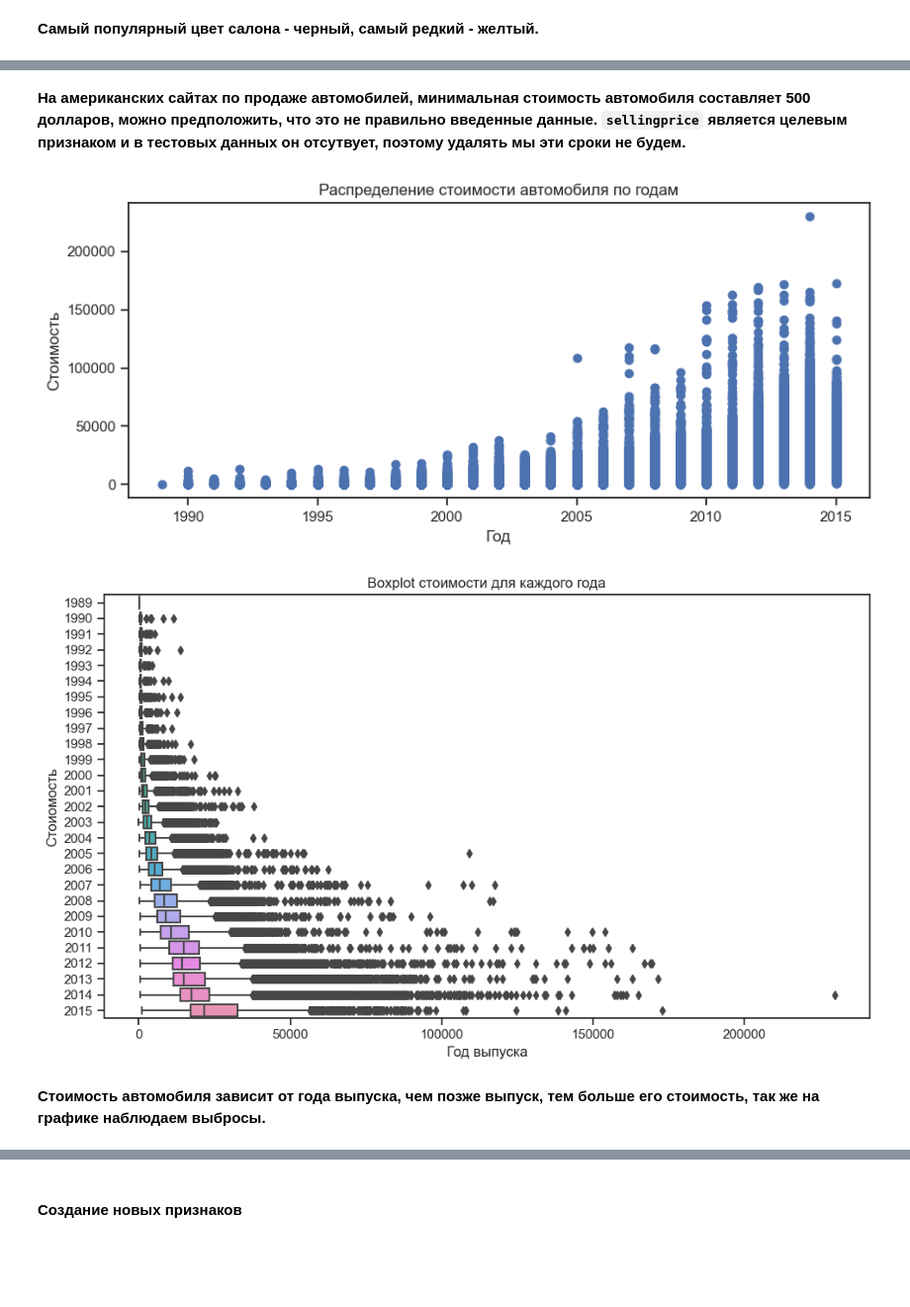
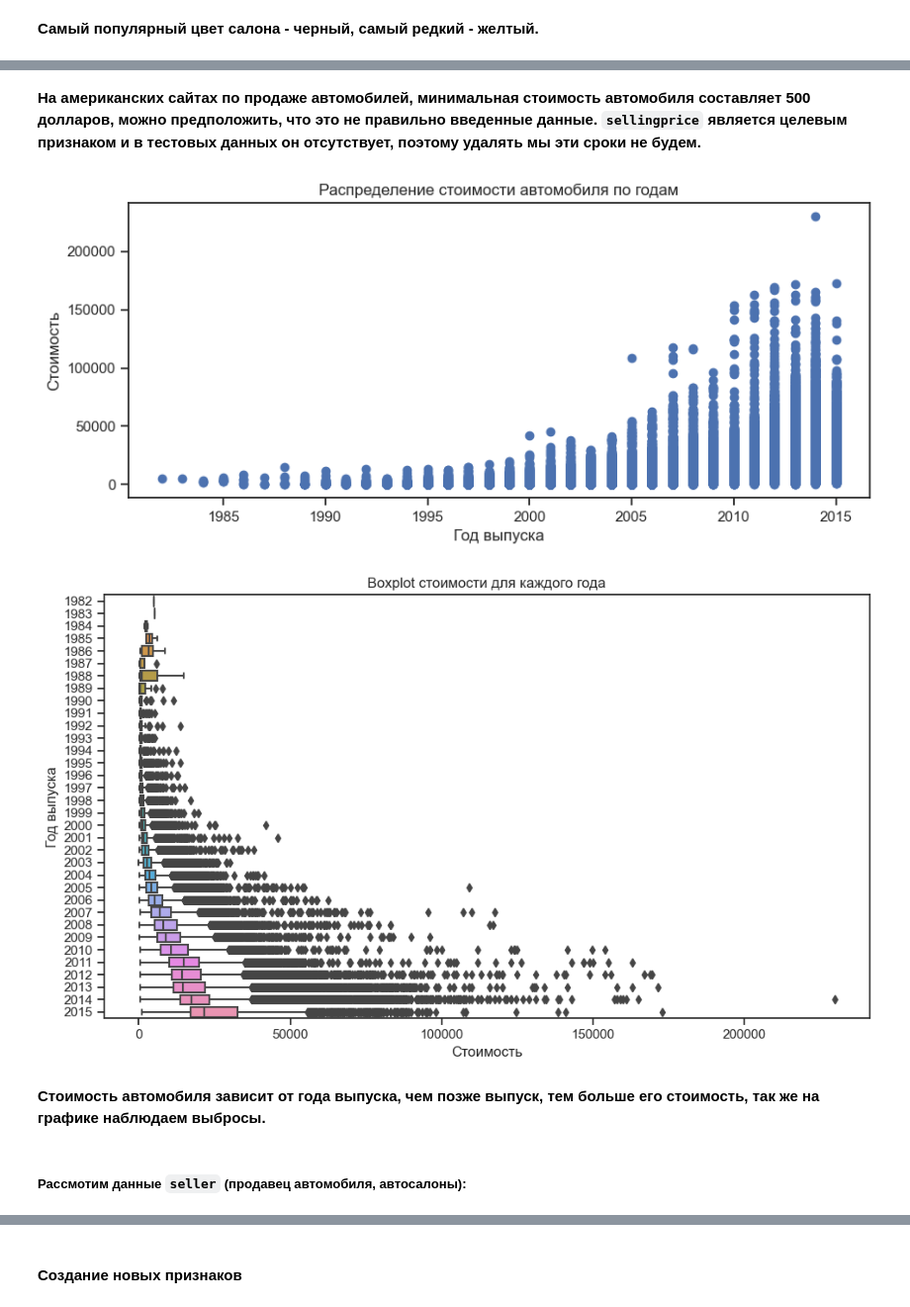
Before and after one commit to abramkin-n/cars_price, a Jupyter notebook: price_auto_2.ipynb, the cells around one changed output, grey strips where cells are left out. Shown at 99% size. Cells and saved outputs as stored; diff of their text form; code cells hidden in the pictures; blank space fills up the shorter version.

```diff
--- a/price_auto_2.ipynb
+++ b/price_auto_2.ipynb
@@ -528,7 +543,7 @@ before_trim = df['trim'].nunique()
 def upgrade_trim(df):
     return ' '.join(df.lower().split()[0:1])
 
-df['trim'] = df['trim'].apply(upgrade_model)
+#df['trim'] = df['trim'].apply(upgrade_model)
 
 print('Количество уникальных версий до преобразования:',
       before_trim)
@@ -695,0 +712,7 @@ df['transmission'].isna().sum()
+# %%
+print('Количество пропусков было:',  df['transmission'].isna().sum())
+
+# заполнение пропущенных значений 'transmission' самым частым:
+df['transmission'] = df['transmission'].fillna('automatic')
+
+print('Количество пропусков стало:',  df['transmission'].isna().sum())
@@ -934,0 +985,6 @@ print('Количество пропусков в color стало:', df['color'
+# %%
+print(f'Количество пропусков в color было:', df['color'].isna().sum())
+
+df['color'] = df['color'].replace(np.nan, 'black')
+
+print('Количество пропусков в color стало:', df['color'].isna().sum())
@@ -977,0 +1041,6 @@ print('Количество пропусков в interior стало:', df['int
+# %%
+print(f'Количество пропусков в interior было:', df['interior'].isna().sum())
+
+df['interior'] = df['interior'].replace(np.nan, 'black')
+
+print('Количество пропусков в interior стало:', df['interior'].isna().sum())
@@ -1029,22 +1101,23 @@ plt.show()
 # %% [markdown]
-**На американских сайтах по продаже автомобилей, минимальная стоимость автомобиля составляет 500 долларов, можно  предположить, что это не правильно введенные данные. `sellingprice` является целевым признаком и в тестовых данных он отсутвует, поэтому удалять мы эти сроки не будем.**
+**На американских сайтах по продаже автомобилей, минимальная стоимость автомобиля составляет 500 долларов, можно  предположить, что это не правильно введенные данные. `sellingprice` является целевым признаком и в тестовых данных он отсутствует, поэтому удалять мы эти сроки не будем.**
 # %%
 plt.figure(figsize=(10, 4))
 plt.scatter(y=df['sellingprice'], x=df['year'])
 plt.title('Распределение стоимости автомобиля по годам')
-plt.xlabel('Год')
+plt.xlabel('Год выпуска')
 plt.ylabel('Стоимость');
+
+plt.figure(figsize=(10, 6))
+sns.boxplot(x='sellingprice', y='year', data=df, orient='h')
+plt.xlabel('Стоимость')
+plt.ylabel('Год выпуска')
+plt.title('Boxplot стоимости для каждого года')
+plt.tight_layout()
+plt.show()
 # %% [output]
-[figure, old version]
+[figure, new version]
+[figure, added]
-# %%
-plt.figure(figsize=(10, 6))
-sns.boxplot(x='sellingprice', y='year', data=df, orient='h')
-plt.xlabel('Год выпуска')
-plt.ylabel('Стоиомость')
-plt.title('Boxplot стоимости для каждого года')
-plt.tight_layout()
-plt.show()
-# %% [output]
-[figure, removed]
 # %% [markdown]
 **Стоимость автомобиля зависит от года выпуска, чем позже выпуск, тем больше его стоимость, так же на графике наблюдаем выбросы.**
+# %% [markdown]
+##### Рассмотим данные  `seller` (продавец автомобиля, автосалоны):
```
Also changed, not shown: parts of 239 cells of this notebook.
